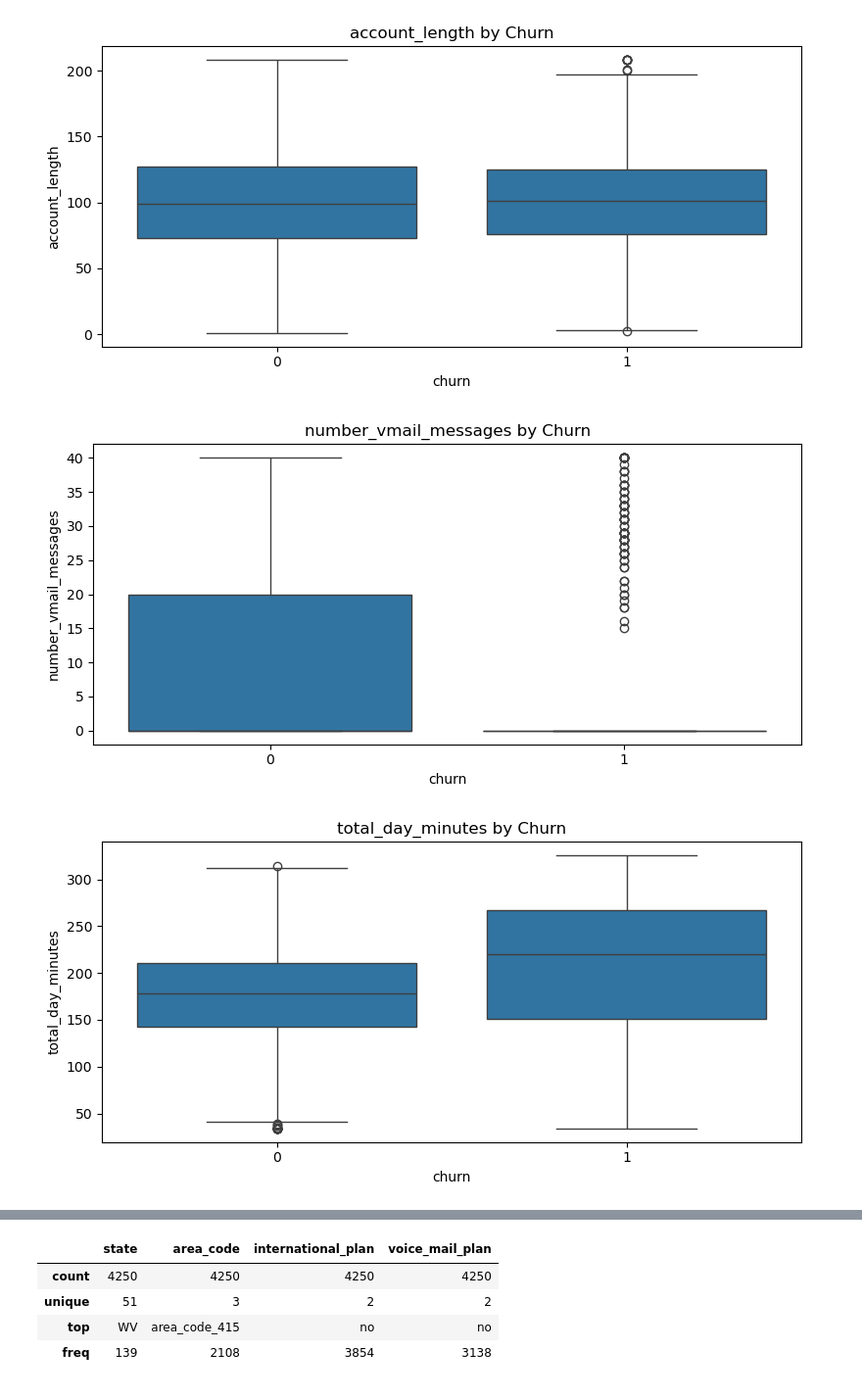
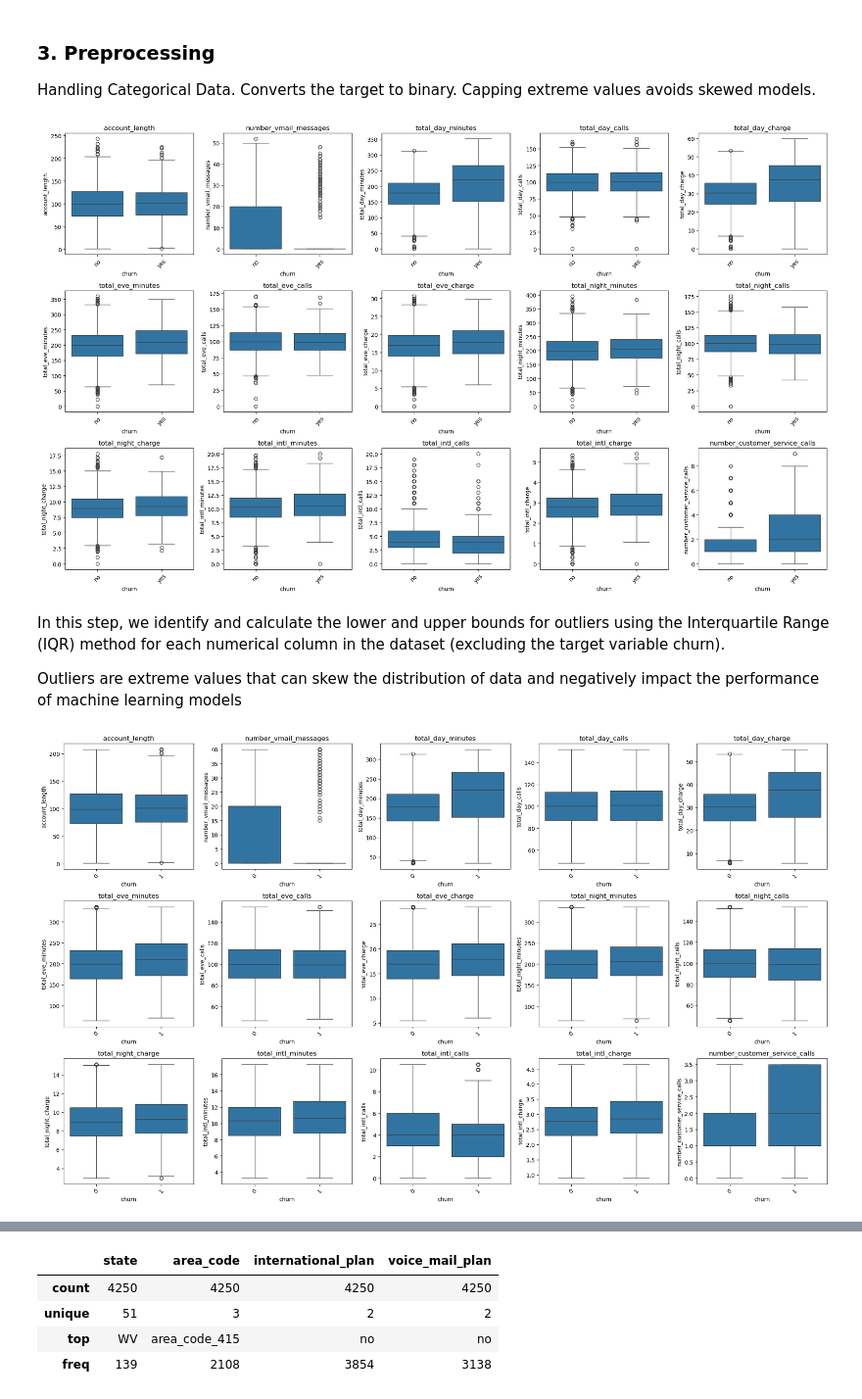
Before and after one commit to Asterios-Roumpas/Customer-churn-prediction, a Jupyter notebook: Customer churn prediction.ipynb, the cells around one changed output, grey strips where cells are left out. Shown: that part at 98% size. Drawn from its saved outputs; the diff is of its cells as text; code cells hidden in the pictures.

```diff
--- a/Customer churn prediction.ipynb
+++ b/Customer churn prediction.ipynb
@@ -64 +42,34 @@ for var in numerical_vars:
+# %% [markdown]
+### 3. Preprocessing
+
+   Handling Categorical Data.
+   Converts the target to binary.
+   Capping extreme values avoids skewed models.
+# %%
+import matplotlib.pyplot as plt
+import seaborn as sns
+
+# Numerical variables
+numerical_vars = ['account_length', 'number_vmail_messages', 'total_day_minutes', 'total_day_calls',
+    'total_day_charge', 'total_eve_minutes', 'total_eve_calls', 'total_eve_charge',
+    'total_night_minutes', 'total_night_calls', 'total_night_charge',
+    'total_intl_minutes', 'total_intl_calls', 'total_intl_charge',
+    'number_customer_service_calls']
+
+fig, axes = plt.subplots(3, 5, figsize=(20, 12))
+
+axes = axes.flatten()
+
+for i, var in enumerate(numerical_vars):
+    sns.boxplot(x='churn', y=var, data=train, ax=axes[i])
+    axes[i].set_title(var)
+    axes[i].tick_params(axis='x', labelrotation=45)
+
+for j in range(len(numerical_vars), len(axes)):
+    fig.delaxes(axes[j])
+
+plt.tight_layout()
+plt.show()
+# %% [output]
+[figure, added]
 # %%
@@ -76,6 +87,10 @@ for col in num_cols:
     upper_limit = Q3 + 1.5 * IQR
     outlier_limits['lower_limit_' + col] = lower_limit
     outlier_limits['upper_limit_' + col] = upper_limit
+# %% [markdown]
+In this step, we identify and calculate the lower and upper bounds for outliers using the Interquartile Range (IQR) method for each numerical column in the dataset (excluding the target variable churn).
+
+Outliers are extreme values that can skew the distribution of data and negatively impact the performance of machine learning models
 # %%
 for col in num_cols:
     train[col] = np.where(
@@ -88,14 +103,19 @@ for col in num_cols:
         )
     )
 # %%
+fig, axes = plt.subplots(3, 5, figsize=(20, 12))
 
-for var in numerical_vars:
-    plt.figure(figsize=(8, 4))
-    sns.boxplot(x='churn', y=var, data=train)
-    plt.title(f'{var} by Churn')
-    plt.tight_layout()
-    plt.show()
+axes = axes.flatten()
+
+for i, var in enumerate(numerical_vars):
+    sns.boxplot(x='churn', y=var, data=train, ax=axes[i])
+    axes[i].set_title(var)
+    axes[i].tick_params(axis='x', labelrotation=45)
+
+for j in range(len(numerical_vars), len(axes)):
+    fig.delaxes(axes[j])
+
+plt.tight_layout()
+plt.show()
 # %% [output]
-[figure, old version]
+[figure, new version]
-[figure, removed]
-[figure, removed]
```
Also changed, not shown: parts of 23 cells of this notebook.
